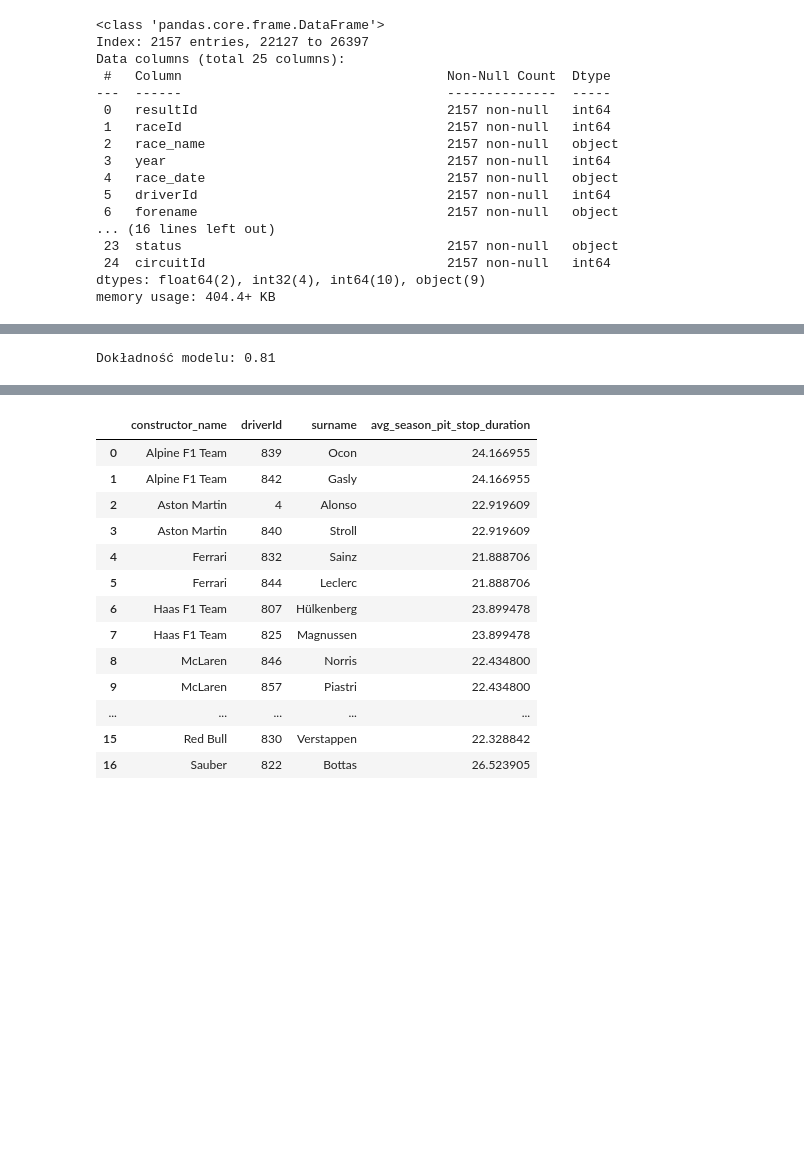
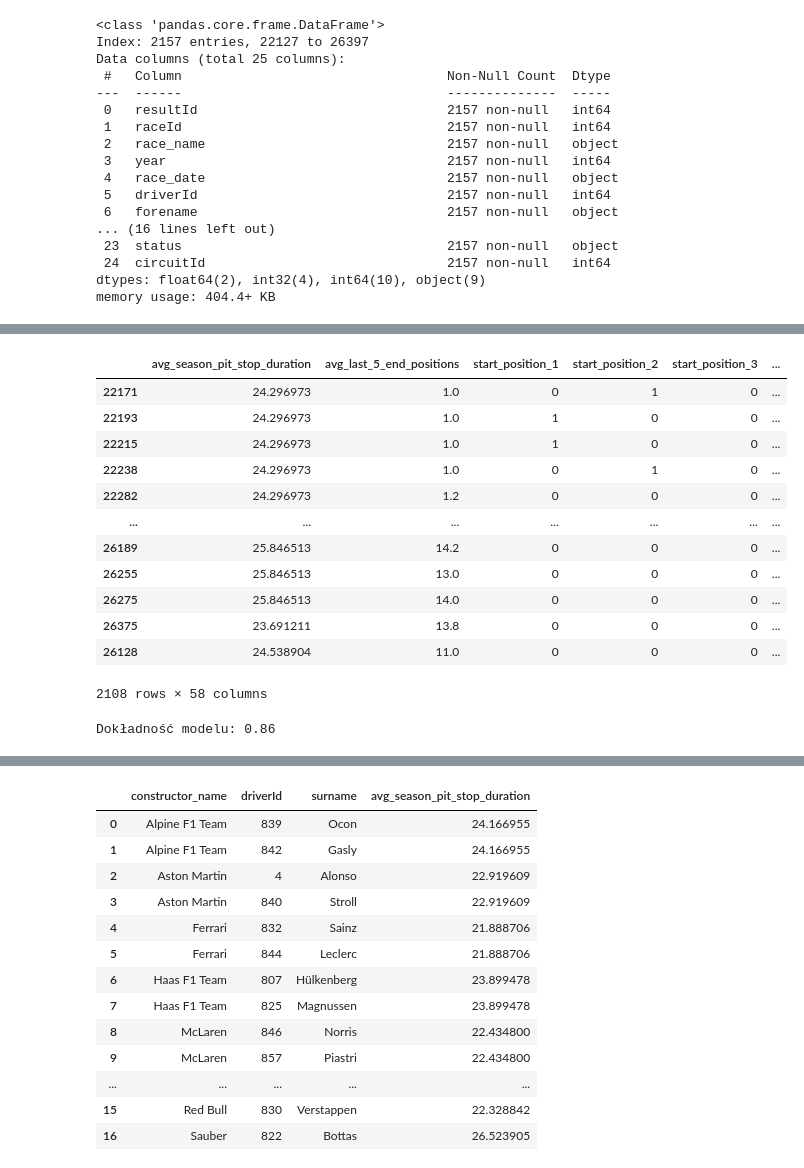
Before and after one commit to Maac111/F1-prediction, a Jupyter notebook: F1_model_LR.ipynb, the cells around one changed output, grey strips where cells are left out. Drawn from its saved outputs; the diff is of its cells as text; code cells hidden in the pictures; blank space fills up the shorter version.

```diff
--- a/F1_model_LR.ipynb
+++ b/F1_model_LR.ipynb
@@ -296,11 +310,27 @@ y = new_df['in_top_5']
 
 # Podział danych na zbiór treningowy i testowy
 X_train, X_test, y_train, y_test = train_test_split(X, y, test_size=0.2, random_state=42)
+# %%
+X
+# %% [output]
+|  | avg_season_pit_stop_duration | avg_last_5_end_positions | start_position_1 | start_position_2 | start_position_3 | ... |
+| 22171 | 24.296973 | 1.0 | 0 | 1 | 0 | ... |
+| 22193 | 24.296973 | 1.0 | 1 | 0 | 0 | ... |
+| 22215 | 24.296973 | 1.0 | 1 | 0 | 0 | ... |
+| 22238 | 24.296973 | 1.0 | 0 | 1 | 0 | ... |
+| 22282 | 24.296973 | 1.2 | 0 | 0 | 0 | ... |
+| ... | ... | ... | ... | ... | ... | ... |
+| 26189 | 25.846513 | 14.2 | 0 | 0 | 0 | ... |
+| 26255 | 25.846513 | 13.0 | 0 | 0 | 0 | ... |
+| 26275 | 25.846513 | 14.0 | 0 | 0 | 0 | ... |
+| 26375 | 23.691211 | 13.8 | 0 | 0 | 0 | ... |
+| 26128 | 24.538904 | 11.0 | 0 | 0 | 0 | ... |
+2108 rows × 58 columns
 # %%
 from sklearn.linear_model import LogisticRegression
 from sklearn.metrics import accuracy_score
 
-model = LogisticRegression()
+model = LogisticRegression(max_iter=1000)
 
 # Trenowanie modelu
 model.fit(X_train, y_train)
@@ -312,5 +342,5 @@ y_pred = model.predict(X_test)
 accuracy = accuracy_score(y_test, y_pred)
 print(f'Dokładność modelu: {accuracy:.2f}')
 # %% [output]
-Dokładność modelu: 0.81
+Dokładność modelu: 0.86
 # %%
```
Also changed, not shown: parts of 9 cells of this notebook.
